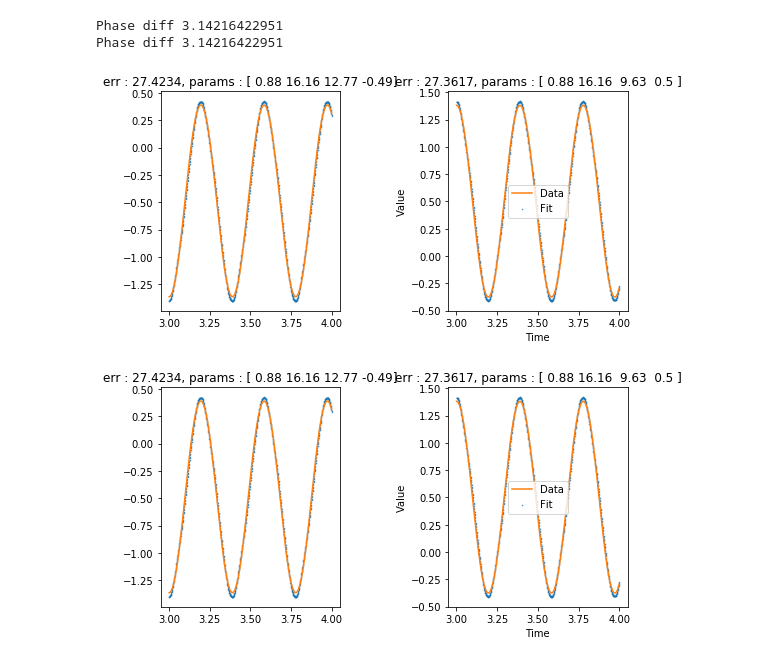
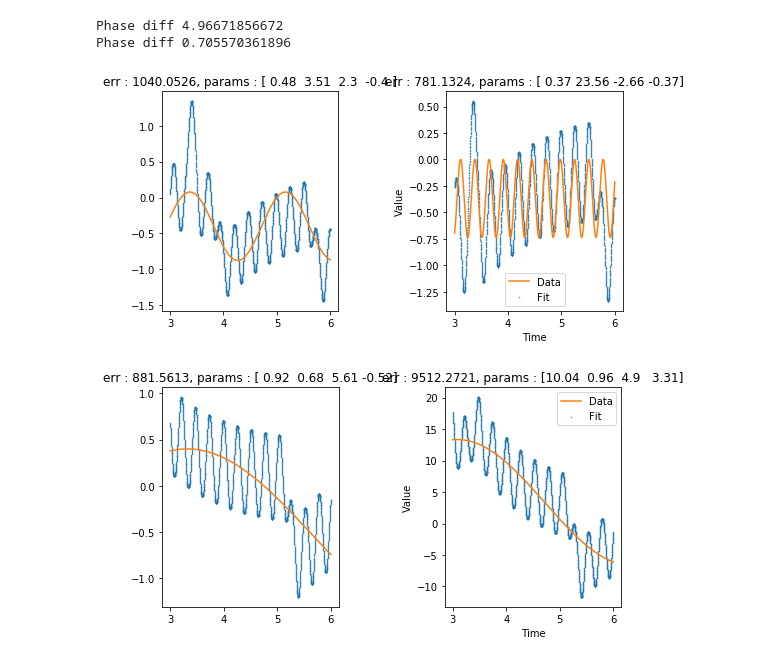
Before and after one commit to Raphtor/cpg_search, a Jupyter notebook: Motif_result_processing_step2.ipynb, the cells around one changed output. Drawn from its saved outputs; the diff is of its cells as text; code cells hidden in the pictures.

```diff
--- a/Motif_result_processing_step2.ipynb
+++ b/Motif_result_processing_step2.ipynb
@@ -15,7 +25,7 @@ from tqdm import tqdm
 def load_file(fn):
     pass
 # %%
-path = './data_s2_s0'
+path = './data_s2_s0_f_sc-1'
 # Generator over filenames so they're not loaded into memory
 _fr,_dirname,files = os.walk(path).next()
 # files = ['oRcLcZcqfYfQcWcqcDcofqcXcOcncxfZcgfLc7cocrcpcVc8cRc1cWfjcQc7c6cE.pkl']
@@ -30,38 +40,38 @@ for i,fn in enumerate(files):
     fig, ax = plt.subplots(1,2, figsize=(8,4))
     ret['motor_values'] = np.array(ret['motor_values'])
 #     tslc = slice(1000,None)
-    tslc = slice(3000,4000)
+    tslc = slice(3000,6000)
 
     ax[0].scatter(ret['time'][tslc], ret['motor_values'][tslc,0], s=0.2)
     ax[1].scatter(ret['time'][tslc], ret['motor_values'][tslc,1], s=0.2)
     params, cov,err,yhat = fit_curve(ret, tslc, motor_id=0)
     params = fix_amp_phase(params)
     c1 = params[2]
     ax[0].plot(ret['time'][tslc], yhat, color='tab:orange')
     ax[0].title.set_text("err : {}, params : {}".format(np.round(err,4),np.round(params,2)))
 
     params, cov,err,yhat = fit_curve(ret, tslc, motor_id=1)
     params = fix_amp_phase(params)
     c2 = params[2]
     ax[1].plot(ret['time'][tslc], yhat, color='tab:orange')
     ax[1].title.set_text("err : {}, params : {}".format(np.round(err,4),np.round(params,2)))
     print('Phase diff {}'.format((c1-c2) % (2*np.pi)) )
 #     params[0] = 0.001
 
     ax[1].legend(['Data','Fit'])
     ax[1].set_ylabel('Value')
     ax[1].set_xlabel('Time')
     plt.tight_layout()
     if i > 0:
         break
 
 
 #     with ) as fp:
 # %% [output]
-Phase diff 3.14216422951
-Phase diff 3.14216422951
+Phase diff 4.96671856672
+Phase diff 0.705570361896
-[figure, old version]
+[figure, new version]
-[figure, old version]
+[figure, new version]
 # %%
 datafiles = os.listdir(path)
 # %%
```
Also changed, not shown: parts of 3 cells of this notebook, 12 other files.
